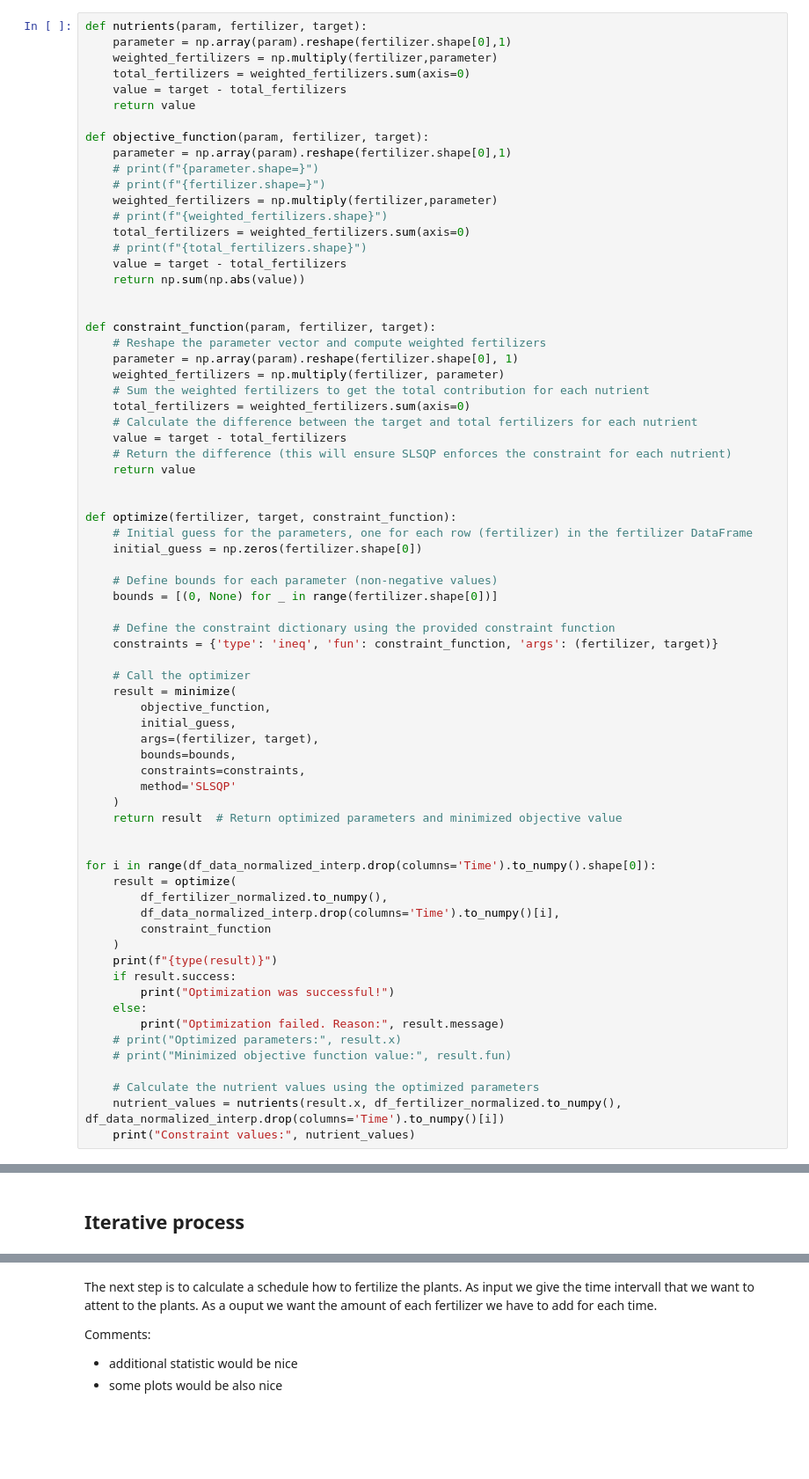
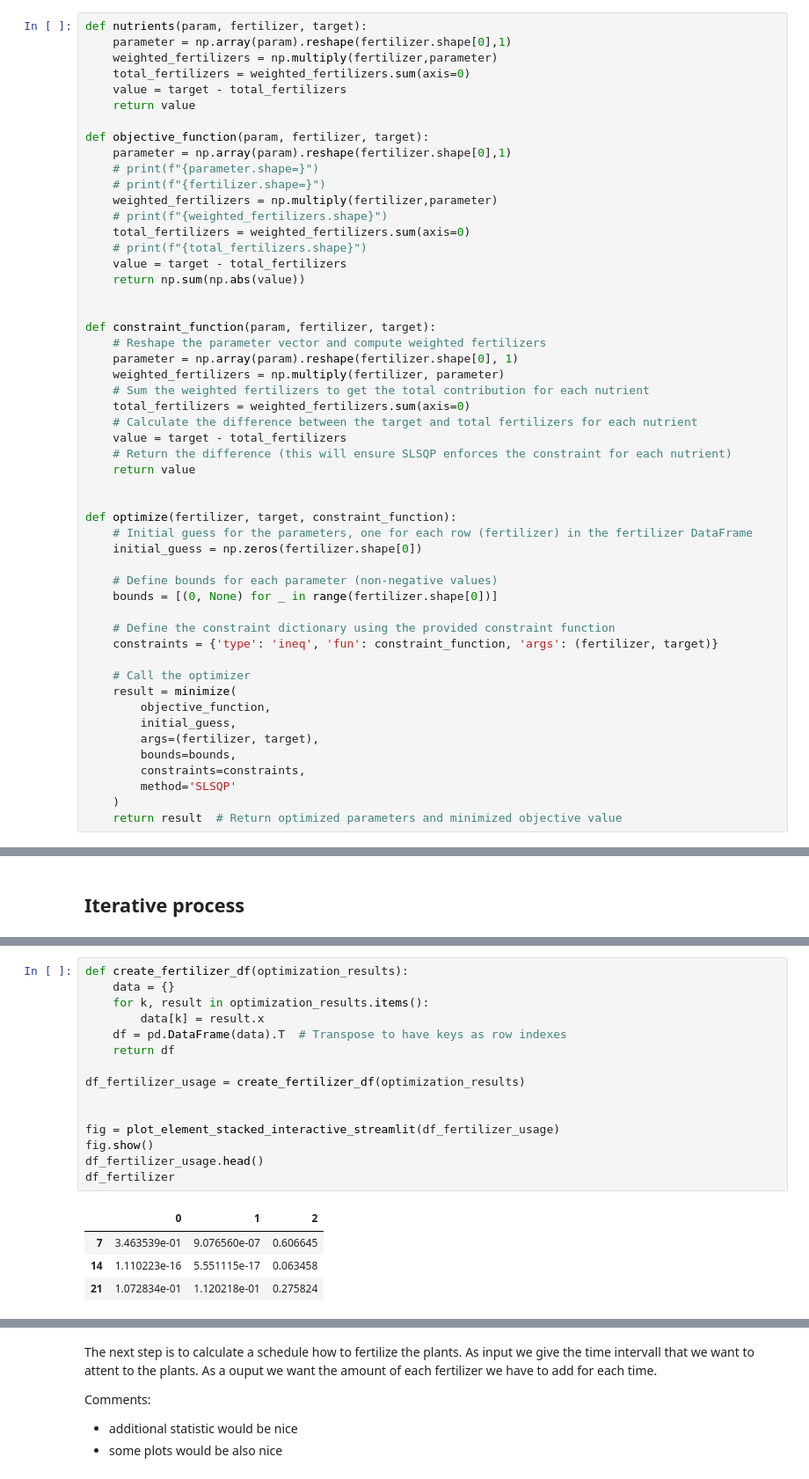
Before and after one commit to chavias/PlantNutrition, a Jupyter notebook: notebooks/nutrients_normalized.ipynb, the cells around one changed output, grey strips where cells are left out. Shown at 88% size. Saved outputs shown, nothing was run; the diff lists cells and outputs as text; blank space fills up the shorter version.

Commit message:
nutrient schedule workbook complete

```diff
--- a/notebooks/nutrients_normalized.ipynb
+++ b/notebooks/nutrients_normalized.ipynb
@@ -220,22 +220,3 @@ def optimize(fertilizer, target, constraint_function):
         method='SLSQP'
     )
     return result  # Return optimized parameters and minimized objective value
-
-
-for i in range(df_data_normalized_interp.drop(columns='Time').to_numpy().shape[0]):
-    result = optimize(
-        df_fertilizer_normalized.to_numpy(),
-        df_data_normalized_interp.drop(columns='Time').to_numpy()[i],
-        constraint_function
-    )
-    print(f"{type(result)}")
-    if result.success:
-        print("Optimization was successful!")
-    else:
-        print("Optimization failed. Reason:", result.message)
-    # print("Optimized parameters:", result.x)
-    # print("Minimized objective function value:", result.fun)
-
-    # Calculate the nutrient values using the optimized parameters
-    nutrient_values = nutrients(result.x, df_fertilizer_normalized.to_numpy(), df_data_normalized_interp.drop(columns='Time').to_numpy()[i])
-    print("Constraint values:", nutrient_values)
@@ -301,0 +354,20 @@ constraint values: [3.83223985e-10 3.74412202e-01 2.93133690e-10 1.56025251e-02
+# %%
+def create_fertilizer_df(optimization_results):
+    data = {}
+    for k, result in optimization_results.items():
+        data[k] = result.x
+    df = pd.DataFrame(data).T  # Transpose to have keys as row indexes
+    return df
+
+df_fertilizer_usage = create_fertilizer_df(optimization_results)
+
+
+fig = plot_element_stacked_interactive_streamlit(df_fertilizer_usage)
+fig.show()
+df_fertilizer_usage.head()
+df_fertilizer
+# %% [output]
+|  | 0 | 1 | 2 |
+| 7 | 3.463539e-01 | 9.076560e-07 | 0.606645 |
+| 14 | 1.110223e-16 | 5.551115e-17 | 0.063458 |
+| 21 | 1.072834e-01 | 1.120218e-01 | 0.275824 |
```
Also changed, not shown: parts of 7 cells of this notebook.
